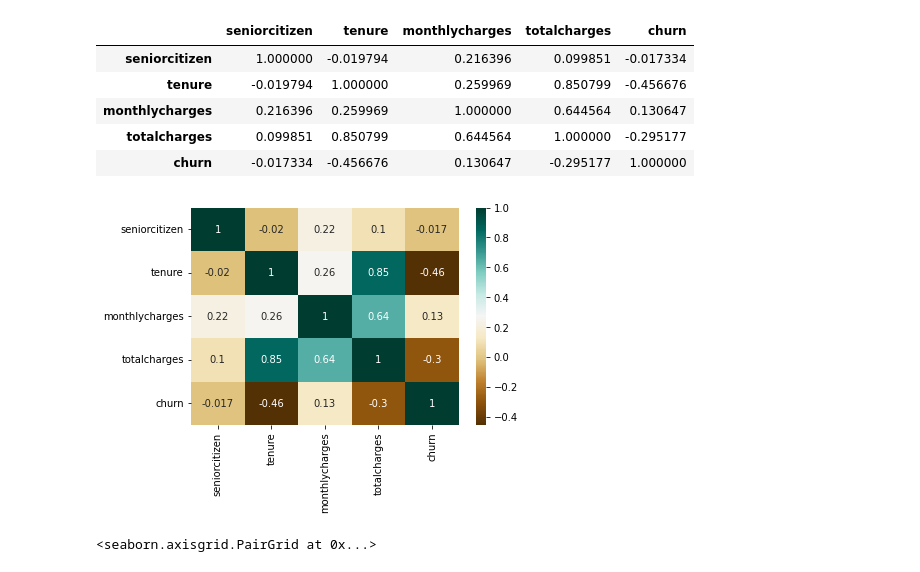
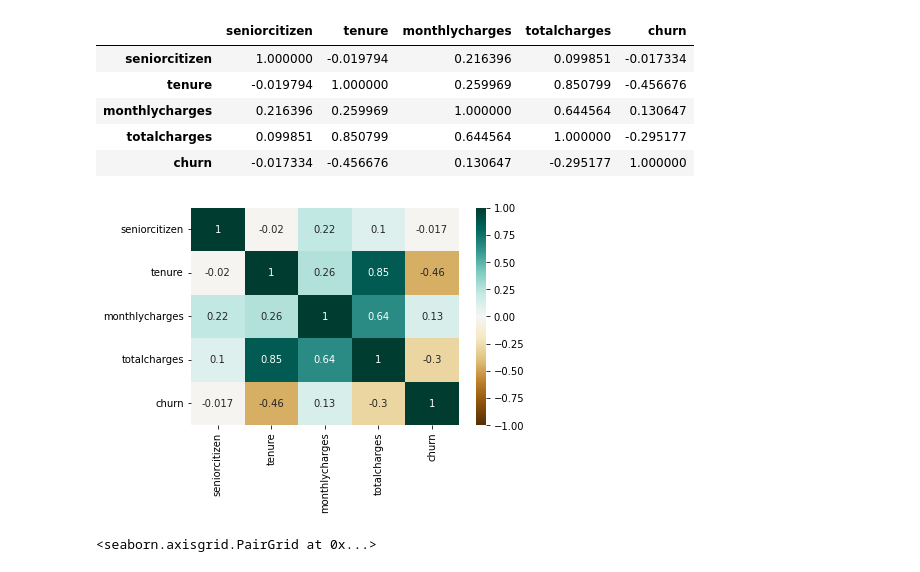
Before and after one commit to JeffChien/playground, a Jupyter notebook: python/etl_eta/feature_importance.ipynb, the cells around one changed output. Drawn from its saved outputs; the diff is of its cells as text; code cells hidden in the pictures.

```diff
--- a/python/etl_eta/feature_importance.ipynb
+++ b/python/etl_eta/feature_importance.ipynb
@@ -163,10 +170,14 @@ corr
 | monthlycharges | 0.216396 | 0.259969 | 1.000000 | 0.644564 | 0.130647 |
 | totalcharges | 0.099851 | 0.850799 | 0.644564 | 1.000000 | -0.295177 |
 | churn | -0.017334 | -0.456676 | 0.130647 | -0.295177 | 1.000000 |
-# %%
-sns.heatmap(corr, cmap='BrBG', annot=True);
-# %% [output]
-[figure, removed]
+# %%
+## other divergent cmap
+## https://seaborn.pydata.org/tutorial/color_palettes.html
+# cmap = sns.color_palette('coolwarm', as_cmap=True)
+
+sns.heatmap(corr, cmap='BrBG', annot=True, vmin=-1.0, vmax=1.0);
+# %% [output]
+[figure, added]
 # %%
 sns.pairplot(df, vars=numerical_cols, kind='reg')
 # %% [output]
```
Also changed, not shown: parts of 2 cells of this notebook, 2 other files.
